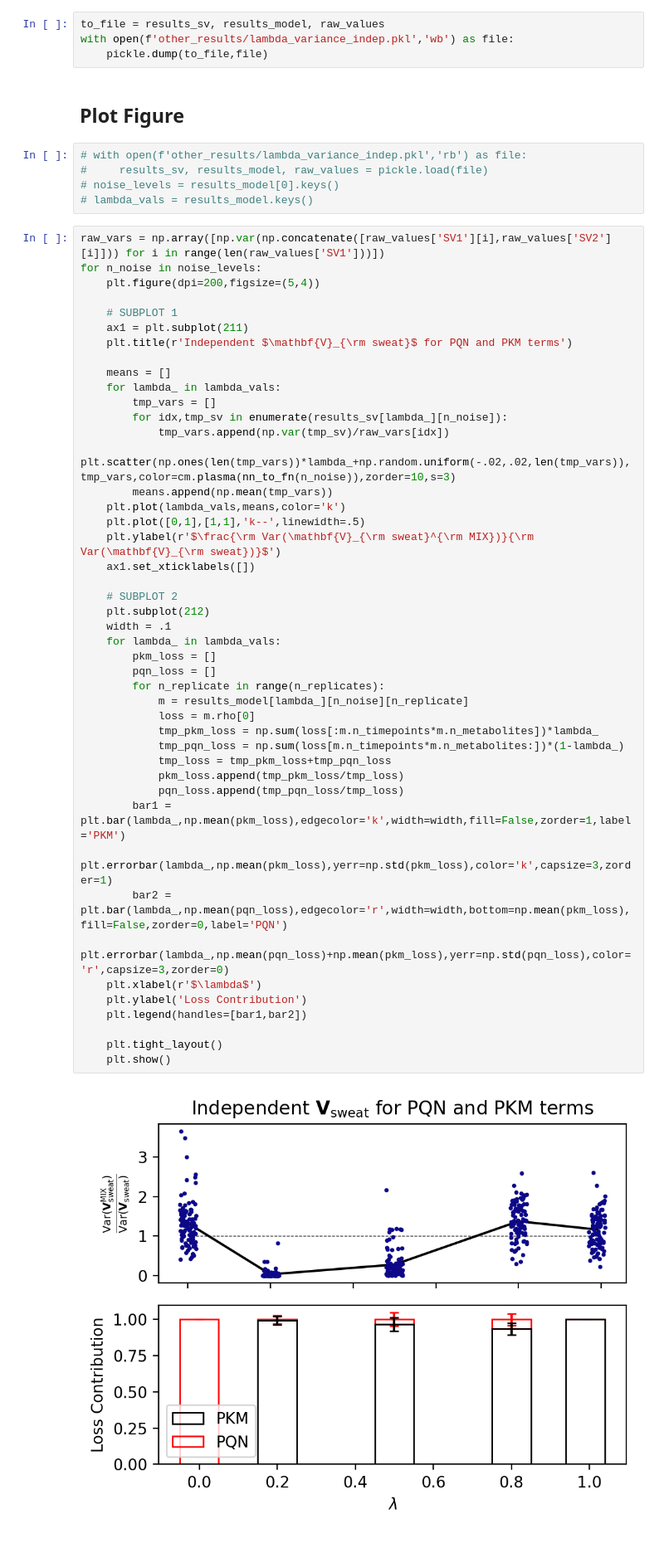
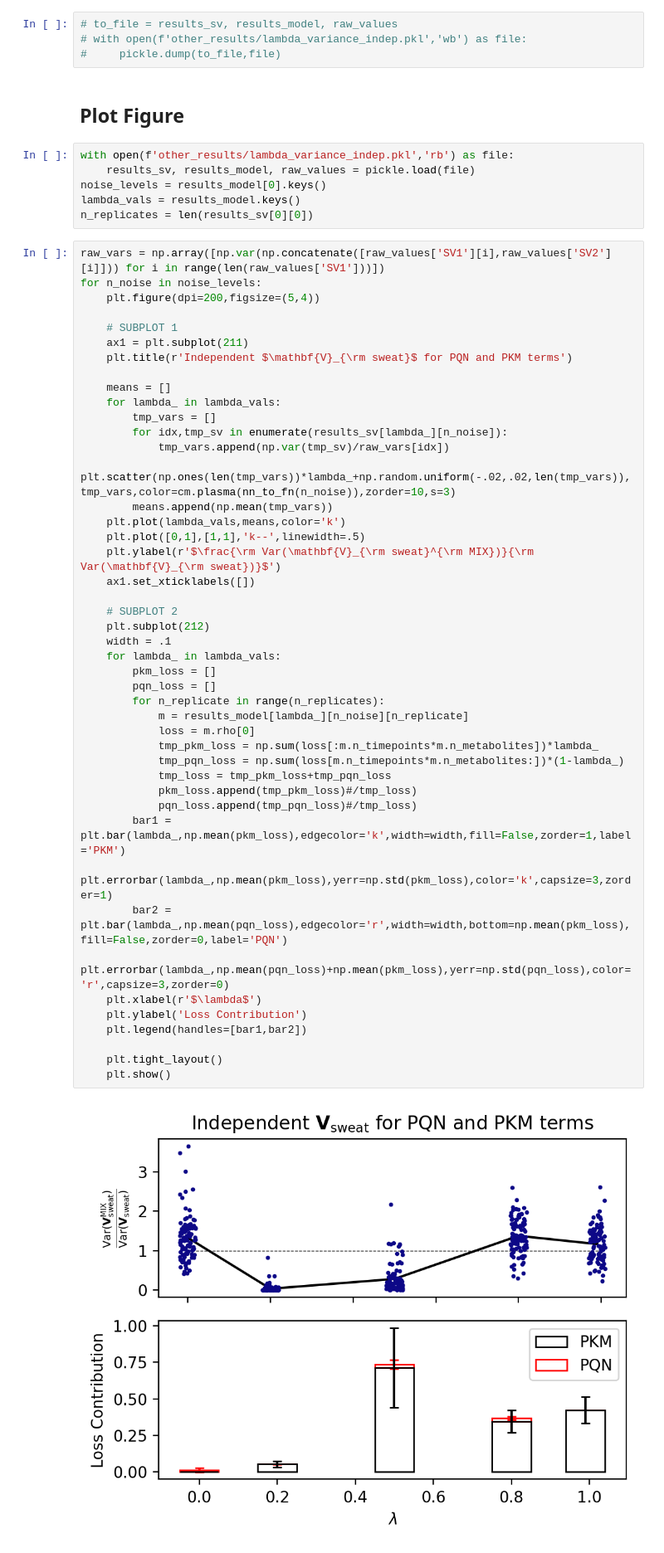
Before and after one commit to Gotsmy/sweat_normalization, a Jupyter notebook: synthetic_data/Lambda_Variance.ipynb, the cells around one changed output. Shown: that part at 83% size. Saved outputs shown, nothing was run; the diff lists cells and outputs as text.

```diff
--- a/synthetic_data/Lambda_Variance.ipynb
+++ b/synthetic_data/Lambda_Variance.ipynb
@@ -308,16 +308,17 @@ print('done')
 # %% [output]
 done
 # %%
-to_file = results_sv, results_model, raw_values
-with open(f'other_results/lambda_variance_indep.pkl','wb') as file:
-    pickle.dump(to_file,file)
+# to_file = results_sv, results_model, raw_values
+# with open(f'other_results/lambda_variance_indep.pkl','wb') as file:
+#     pickle.dump(to_file,file)
 # %% [markdown]
 ## Plot Figure
 # %%
-# with open(f'other_results/lambda_variance_indep.pkl','rb') as file:
-#     results_sv, results_model, raw_values = pickle.load(file)
-# noise_levels = results_model[0].keys()
-# lambda_vals = results_model.keys()
+with open(f'other_results/lambda_variance_indep.pkl','rb') as file:
+    results_sv, results_model, raw_values = pickle.load(file)
+noise_levels = results_model[0].keys()
+lambda_vals = results_model.keys()
+n_replicates = len(results_sv[0][0])
 # %%
 raw_vars = np.array([np.var(np.concatenate([raw_values['SV1'][i],raw_values['SV2'][i]])) for i in range(len(raw_values['SV1']))])
 for n_noise in noise_levels:
@@ -335,33 +336,33 @@ for n_noise in noise_levels:
         plt.scatter(np.ones(len(tmp_vars))*lambda_+np.random.uniform(-.02,.02,len(tmp_vars)),tmp_vars,color=cm.plasma(nn_to_fn(n_noise)),zorder=10,s=3)
         means.append(np.mean(tmp_vars))
     plt.plot(lambda_vals,means,color='k')
     plt.plot([0,1],[1,1],'k--',linewidth=.5)
     plt.ylabel(r'$\frac{\rm Var(\mathbf{V}_{\rm sweat}^{\rm MIX})}{\rm Var(\mathbf{V}_{\rm sweat})}$')
     ax1.set_xticklabels([])
 
     # SUBPLOT 2
     plt.subplot(212)
     width = .1
     for lambda_ in lambda_vals:
         pkm_loss = []
         pqn_loss = []
         for n_replicate in range(n_replicates):
             m = results_model[lambda_][n_noise][n_replicate]
             loss = m.rho[0]
             tmp_pkm_loss = np.sum(loss[:m.n_timepoints*m.n_metabolites])*lambda_
             tmp_pqn_loss = np.sum(loss[m.n_timepoints*m.n_metabolites:])*(1-lambda_)
             tmp_loss = tmp_pkm_loss+tmp_pqn_loss
-            pkm_loss.append(tmp_pkm_loss/tmp_loss)
-            pqn_loss.append(tmp_pqn_loss/tmp_loss)
+            pkm_loss.append(tmp_pkm_loss)#/tmp_loss)
+            pqn_loss.append(tmp_pqn_loss)#/tmp_loss)
         bar1 = plt.bar(lambda_,np.mean(pkm_loss),edgecolor='k',width=width,fill=False,zorder=1,label='PKM')
         plt.errorbar(lambda_,np.mean(pkm_loss),yerr=np.std(pkm_loss),color='k',capsize=3,zorder=1)
         bar2 = plt.bar(lambda_,np.mean(pqn_loss),edgecolor='r',width=width,bottom=np.mean(pkm_loss),fill=False,zorder=0,label='PQN')
         plt.errorbar(lambda_,np.mean(pqn_loss)+np.mean(pkm_loss),yerr=np.std(pqn_loss),color='r',capsize=3,zorder=0)
     plt.xlabel(r'$\lambda$')
     plt.ylabel('Loss Contribution')
     plt.legend(handles=[bar1,bar2])
 
     plt.tight_layout()
     plt.show()
 # %% [output]
-[figure, old version]
+[figure, new version]
```
Also changed, not shown: parts of 4 cells of this notebook.
